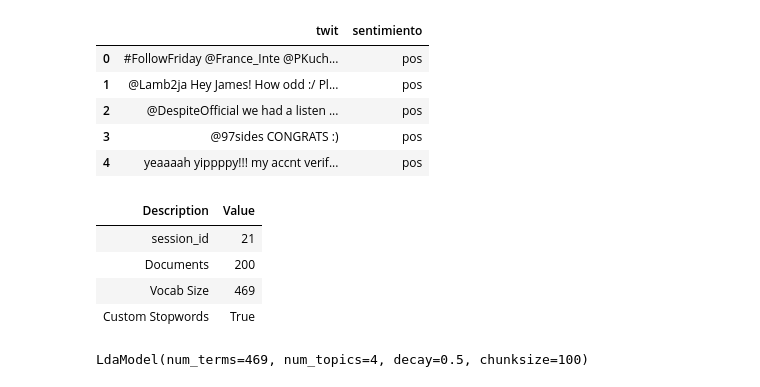
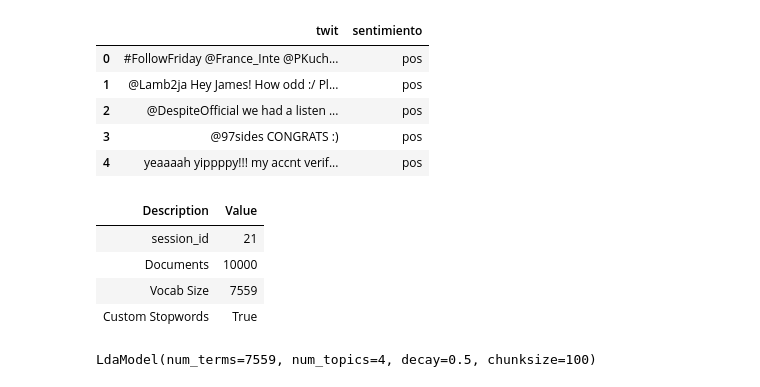
Before and after one commit to IEXE-Tec/aprendizaje-maquina-2, a Jupyter notebook: 07_NLP.ipynb, the cells around one changed output. Saved outputs shown, nothing was run; the diff lists cells and outputs as text; code cells hidden in the pictures.

```diff
--- a/07_NLP.ipynb
+++ b/07_NLP.ipynb
@@ -648,11 +650,11 @@ positive_tweets_[0:5]
 Creemos un pandas con los datos
 # %%
 df_pycaret_pos = pd.DataFrame.from_dict({
-    'twit':positive_tweets_[0:100], 'sentimiento':'pos'
+    'twit':positive_tweets_, 'sentimiento':'pos'
 })
 
 df_pycaret_neg = pd.DataFrame.from_dict({
-    'twit':negative_tweets_[0:100], 'sentimiento':'neg'
+    'twit':negative_tweets_, 'sentimiento':'neg'
 })
 
 df_pycaret = pd.concat([df_pycaret_pos, df_pycaret_neg])
@@ -667,21 +669,23 @@ df_pycaret.head()
 # %%
 from pycaret.nlp import *
 from nltk.corpus import stopwords
 
 stop_words = stopwords.words('english')
-caret_set = setup(data = df_pycaret, target = 'twit',
+# Creamos una lista con nuestros textos
+text_list = list(df_pycaret['twit'])
+caret_set = setup(data = text_list,
                   custom_stopwords=stop_words, session_id=21)
 # %% [output]
 | Description | Value |
 | session_id | 21 |
-| Documents | 200 |
-| Vocab Size | 469 |
+| Documents | 10000 |
+| Vocab Size | 7559 |
 | Custom Stopwords | True |
 # %%
-lda = create_model('lda')
+lda = create_model('lda', multi_core = True)
 print(lda)
 # %% [output]
-LdaModel(num_terms=469, num_topics=4, decay=0.5, chunksize=100)
+LdaModel(num_terms=7559, num_topics=4, decay=0.5, chunksize=100)
 # %%
 lda_results = assign_model(lda)
 lda_results.head()
```
Also changed, not shown: parts of 6 cells of this notebook.
